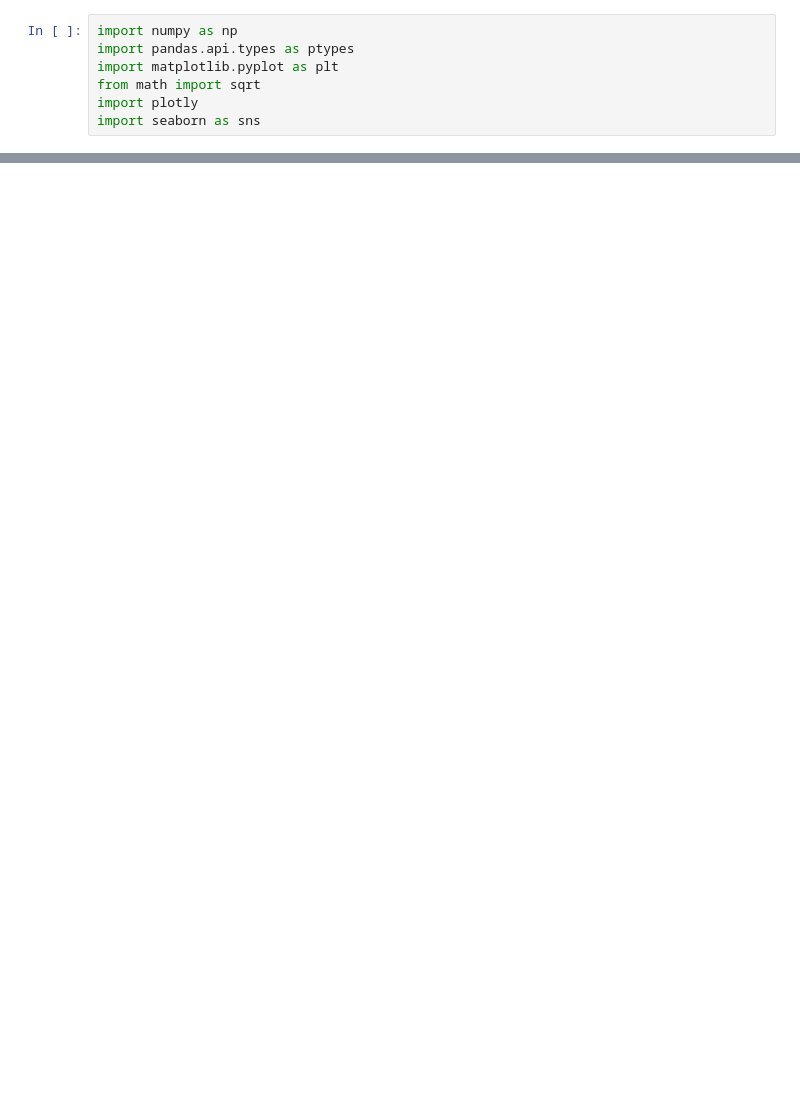
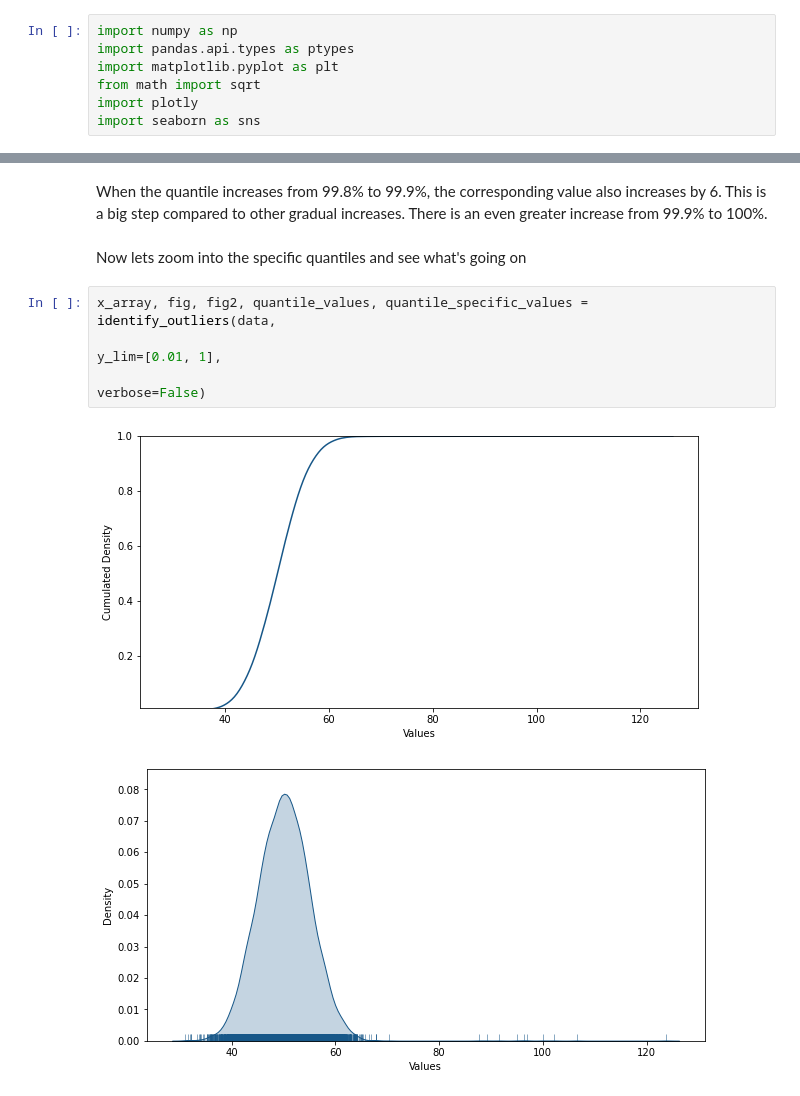
Before and after one commit to hooman34/medium, a Jupyter notebook: notebooks/framework_identify_outlier.ipynb, the cells around one changed output, grey strips where cells are left out. Cells and saved outputs as stored; diff of their text form; blank space fills up the shorter version.

```diff
--- a/notebooks/framework_identify_outlier.ipynb
+++ b/notebooks/framework_identify_outlier.ipynb
@@ -92,0 +128,11 @@ notebook
+# %% [markdown]
+When the quantile increases from 99.8% to 99.9%, the corresponding value also increases by 6. This is a big step compared to other gradual increases. There is an even greater increase from 99.9% to 100%.
+# %% [markdown]
+Now lets zoom into the specific quantiles and see what's going on
+# %%
+x_array, fig, fig2, quantile_values, quantile_specific_values = identify_outliers(data,
+                                                                                  y_lim=[0.01, 1],
+                                                                                  verbose=False)
+# %% [output]
+[figure, added]
+[figure, added]
```
Also changed, not shown: parts of 21 cells of this notebook, 1 other file.
